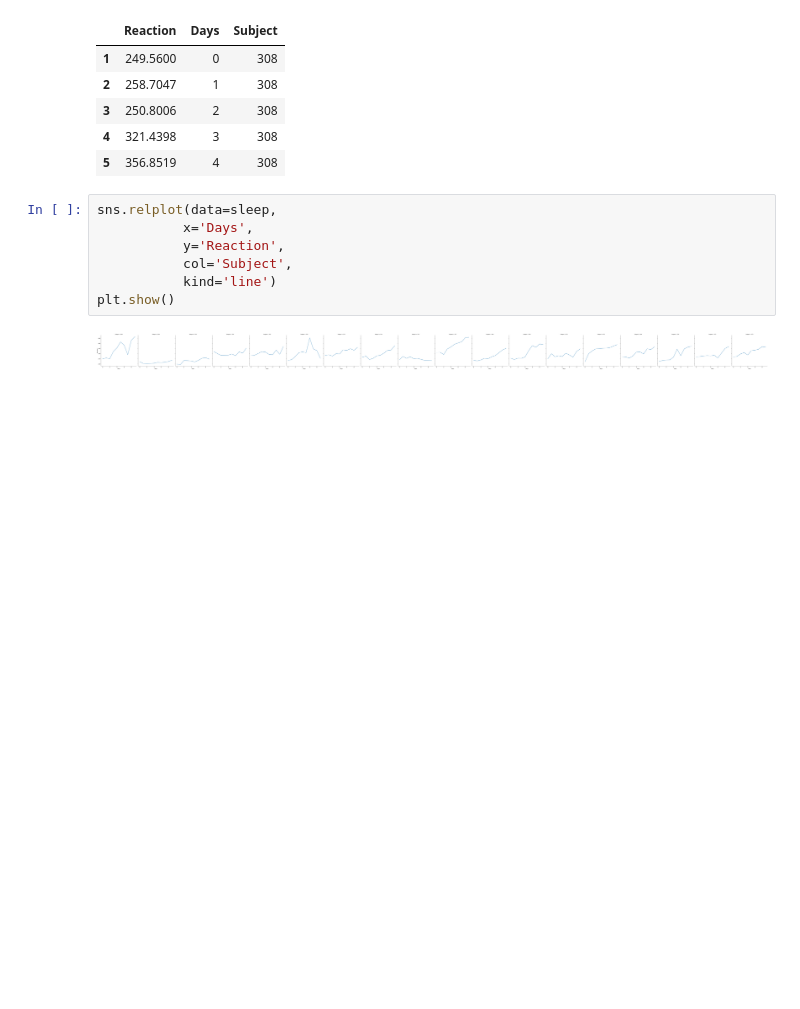
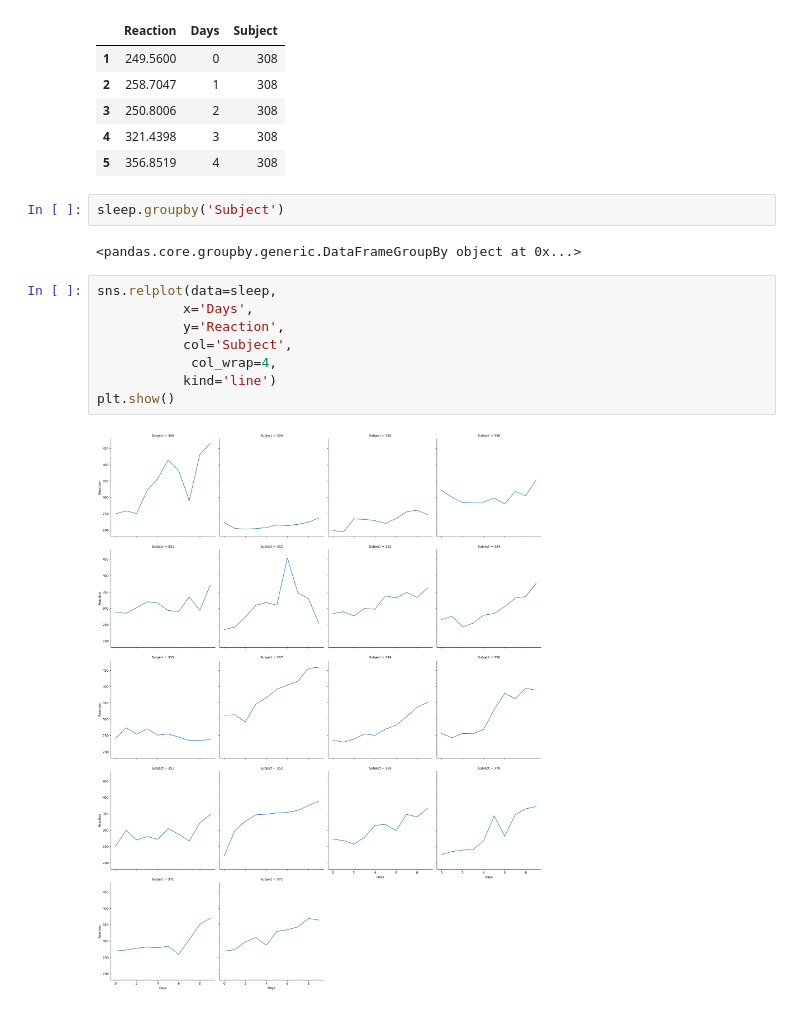
Before and after one commit to Adam-Harris87/numpy-pandas-visualization-exercises, a Jupyter notebook: seaborn_exercises.ipynb, the cells around one changed output. Saved outputs shown, nothing was run; the diff lists cells and outputs as text; blank space fills up the shorter version.

```diff
--- a/seaborn_exercises.ipynb
+++ b/seaborn_exercises.ipynb
@@ -322,12 +322,17 @@ sleep.head()
 | 3 | 250.8006 | 2 | 308 |
 | 4 | 321.4398 | 3 | 308 |
 | 5 | 356.8519 | 4 | 308 |
+# %%
+sleep.groupby('Subject')
+# %% [output]
+<pandas.core.groupby.generic.DataFrameGroupBy object at 0x...>
 # %%
 sns.relplot(data=sleep,
            x='Days',
            y='Reaction',
            col='Subject',
+            col_wrap=4,
            kind='line')
 plt.show()
 # %% [output]
-[figure, old version]
+[figure, new version]
```
